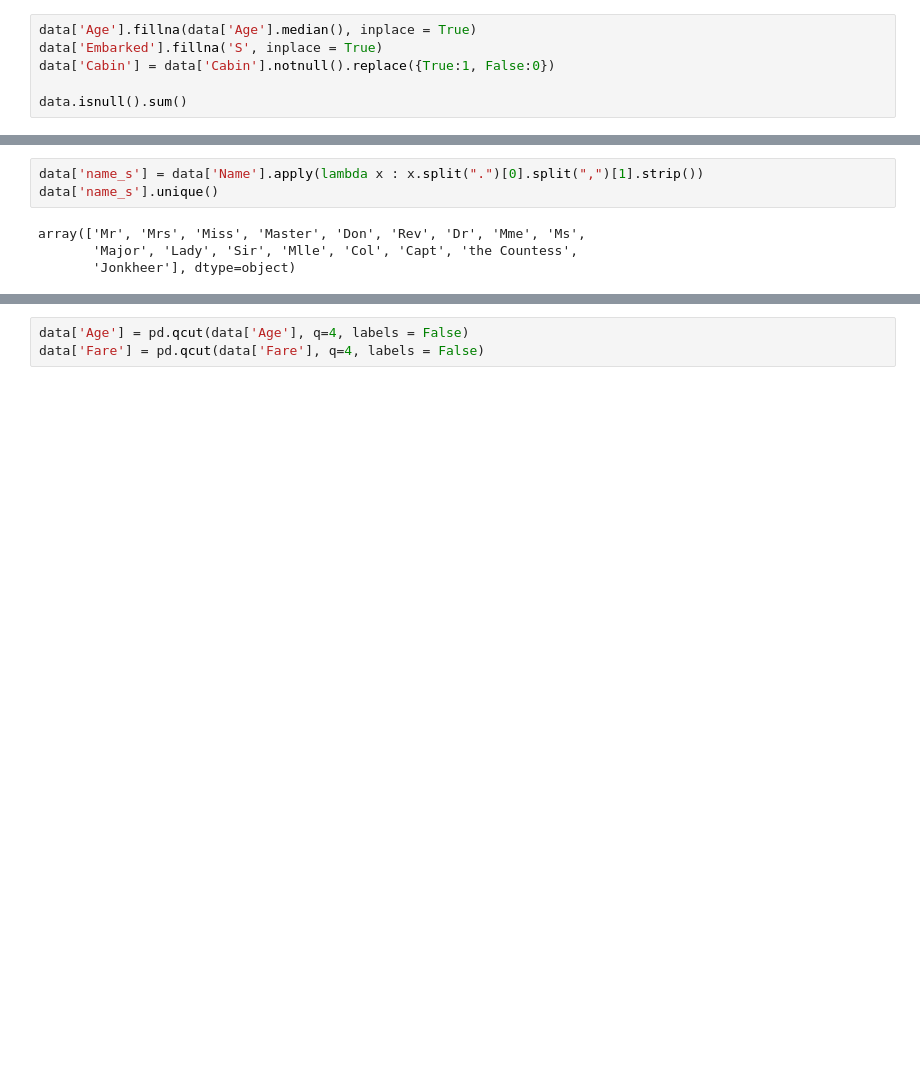
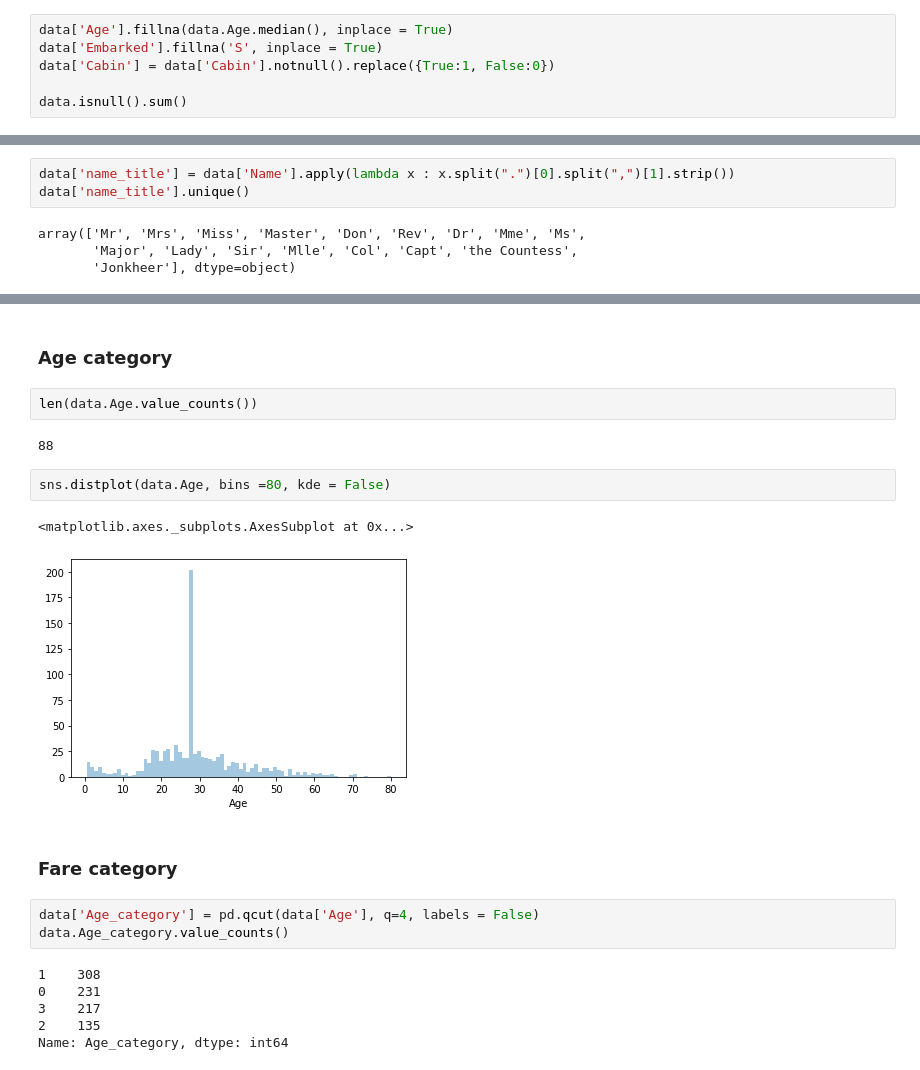
Before and after one commit to ketan9808/ML_Titanic, a Jupyter notebook: Titanic_dataset_prediction.ipynb, the cells around one changed output, grey strips where cells are left out. Drawn from its saved outputs; the diff is of its cells as text; blank space fills up the shorter version.

```diff
--- a/Titanic_dataset_prediction.ipynb
+++ b/Titanic_dataset_prediction.ipynb
@@ -100,7 +120,7 @@ top         S
 freq      644
 Name: Embarked, dtype: object
 # %%
-data['Age'].fillna(data['Age'].median(), inplace = True)
+data['Age'].fillna(data.Age.median(), inplace = True)
 data['Embarked'].fillna('S', inplace = True)
 data['Cabin'] = data['Cabin'].notnull().replace({True:1, False:0})
 
@@ -147,6 +155,6 @@ dtype: int64
 # %%
-data['name_s'] = data['Name'].apply(lambda x : x.split(".")[0].split(",")[1].strip())
-data['name_s'].unique()
+data['name_title'] = data['Name'].apply(lambda x : x.split(".")[0].split(",")[1].strip())
+data['name_title'].unique()
 # %% [output]
 array(['Mr', 'Mrs', 'Miss', 'Master', 'Don', 'Rev', 'Dr', 'Mme', 'Ms',
        'Major', 'Lady', 'Sir', 'Mlle', 'Col', 'Capt', 'the Countess',
@@ -159,3 +177,22 @@ data['name_s'] =  data['name_s'].replace(s,'special')
+# %% [markdown]
+### Age category
+# %%
+len(data.Age.value_counts())
+# %% [output]
+88
+# %%
+sns.distplot(data.Age, bins =80, kde = False)
+# %% [output]
+<matplotlib.axes._subplots.AxesSubplot at 0x...>
+[figure, added]
+# %% [markdown]
+### Fare category
 # %%
-data['Age'] = pd.qcut(data['Age'], q=4, labels = False)
-data['Fare'] = pd.qcut(data['Fare'], q=4, labels = False)
+data['Age_category'] = pd.qcut(data['Age'], q=4, labels = False)
+data.Age_category.value_counts()
+# %% [output]
+1    308
+0    231
+3    217
+2    135
+Name: Age_category, dtype: int64
```
Also changed, not shown: parts of 51 cells of this notebook.
